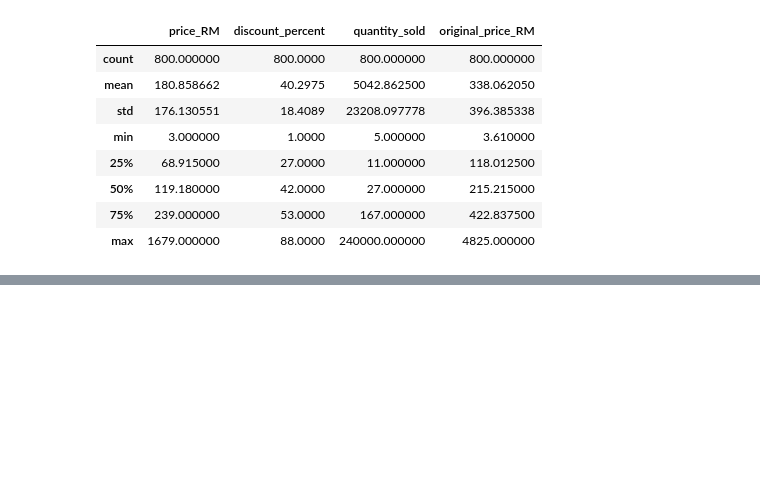
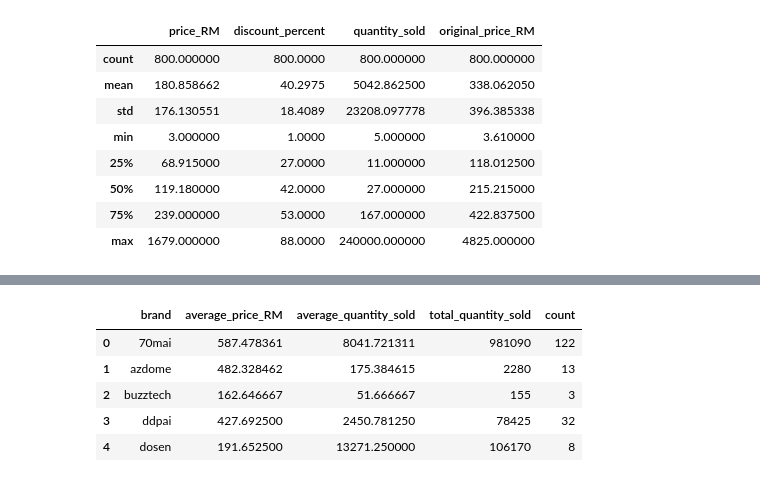
Before and after one commit to llh139/Data-Analytics-Portfolio, a Jupyter notebook: Personal Learning Project - Extracting and Analyzing Prices from E-Commerce Platform/Working File.ipynb, the cells around one changed output, grey strips where cells are left out. Saved outputs shown, nothing was run; the diff lists cells and outputs as text; code cells hidden in the pictures; blank space fills up the shorter version.

```diff
--- a/Personal Learning Project - Extracting and Analyzing Prices from E-Commerce Platform/Working File.ipynb
+++ b/Personal Learning Project - Extracting and Analyzing Prices from E-Commerce Platform/Working File.ipynb
@@ -284,0 +361,18 @@ fig5.show()
+# %%
+df_800_group_by_brand = pd.DataFrame(df_800.groupby('brand')[['original_price_RM', 'quantity_sold']].mean().reset_index())
+df_800_group_by_brand.rename(columns={'original_price_RM': 'average_price_RM', 'quantity_sold': 'average_quantity_sold'}, inplace=True)
+
+df_800_tqs_group_by_brand = pd.DataFrame(df_800.groupby('brand')['quantity_sold'].sum().reset_index())
+df_800_tqs_group_by_brand.rename(columns={'quantity_sold': 'total_quantity_sold'}, inplace=True)
+
+df_800_group_by_brand = pd.merge(df_800_group_by_brand, df_800_tqs_group_by_brand)
+df_800_group_by_brand = pd.merge(df_800_group_by_brand, df_800_brand_count)
+
+df_800_group_by_brand.head()
+# %% [output]
+|  | brand | average_price_RM | average_quantity_sold | total_quantity_sold | count |
+| 0 | 70mai | 587.478361 | 8041.721311 | 981090 | 122 |
+| 1 | azdome | 482.328462 | 175.384615 | 2280 | 13 |
+| 2 | buzztech | 162.646667 | 51.666667 | 155 | 3 |
+| 3 | ddpai | 427.692500 | 2450.781250 | 78425 | 32 |
+| 4 | dosen | 191.652500 | 13271.250000 | 106170 | 8 |
```
Also changed, not shown: parts of 20 cells of this notebook, 2 other files.
